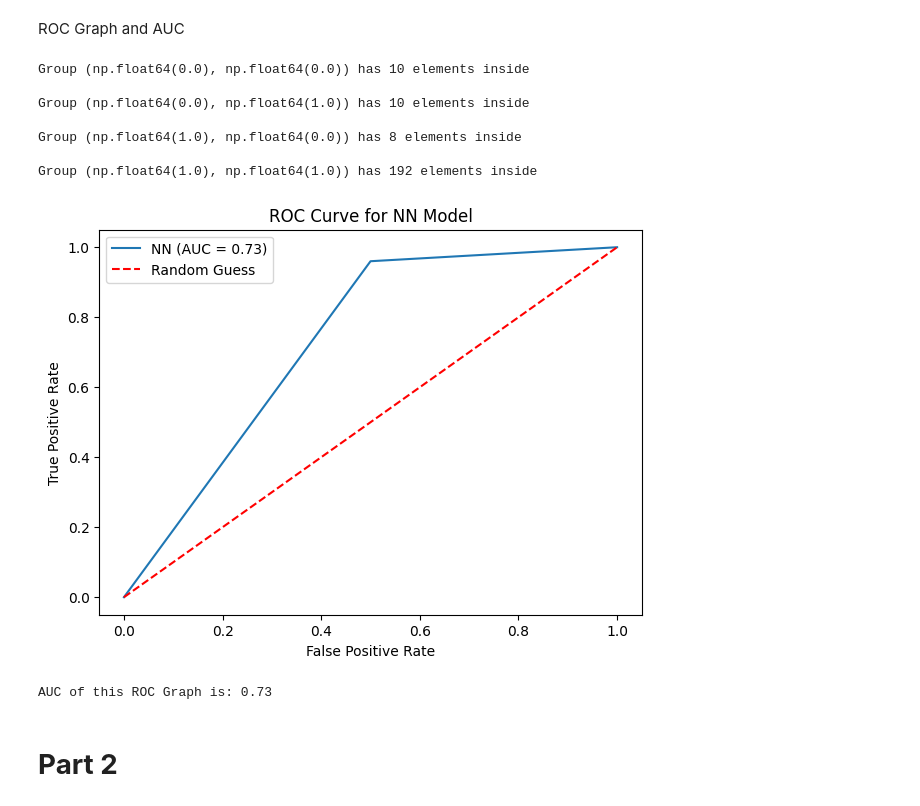
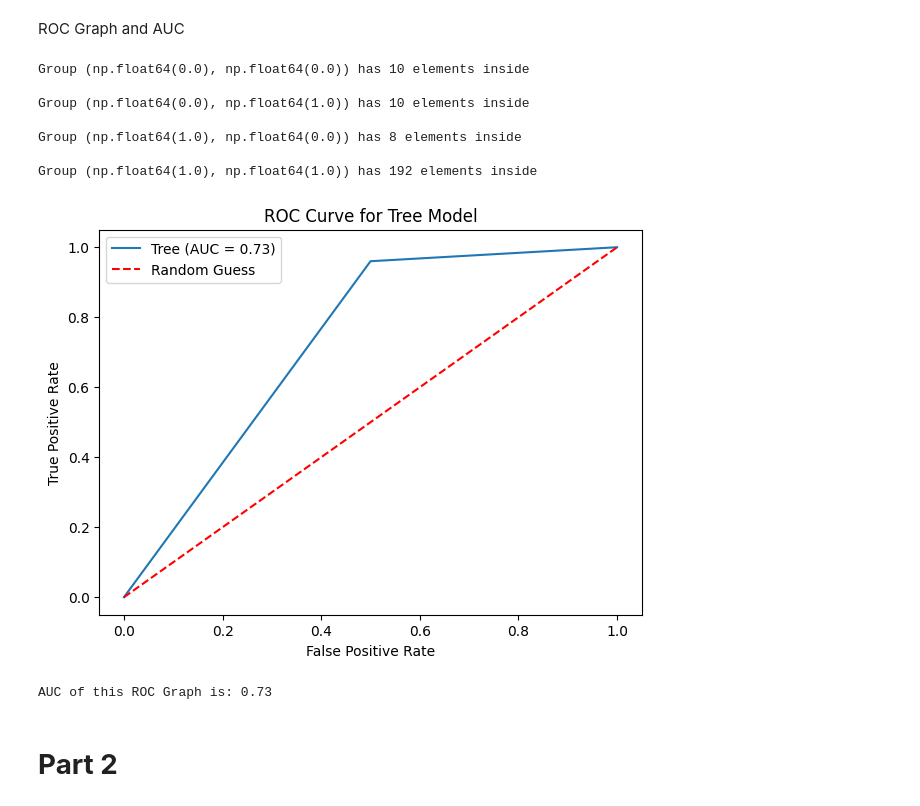
Before and after one commit to TheIcyStar/445-hw5, a Jupyter notebook: HW5-part1.ipynb, the cells around one changed output. Drawn from its saved outputs; the diff is of its cells as text; code cells hidden in the pictures.

```diff
--- a/HW5-part1.ipynb
+++ b/HW5-part1.ipynb
@@ -117,36 +110,36 @@ from sklearn.metrics import roc_curve, auc
 roc_df = pd.DataFrame(
     {'True': y_test, 'NN': y_pred})
 roc_grouped_df = roc_df.groupby(['True', 'NN'])
 
 for name, group in roc_grouped_df:
     print(f"Group {name} has {group.size} elements inside")
     print()
 
 # Graphing ROC curve
 plt_roc.figure(figsize=(7, 5))
 
 fpr, tpr, _ = roc_curve(roc_df['True'], roc_df['NN'])
 roc_auc = auc(fpr, tpr)
-plt_roc.plot(fpr, tpr, label=f'NN (AUC = {roc_auc:.2f})')
+plt_roc.plot(fpr, tpr, label=f'Tree (AUC = {roc_auc:.2f})')
 
 plt_roc.plot([0, 1], [0, 1], 'r--', label='Random Guess')
 
 plt_roc.xlabel('False Positive Rate')
 plt_roc.ylabel('True Positive Rate')
-plt_roc.title('ROC Curve for NN Model')
+plt_roc.title('ROC Curve for Tree Model')
 plt_roc.legend()
 plt_roc.show()
 
 print(f"AUC of this ROC Graph is: {roc_auc}")
 # %% [output]
 Group (np.float64(0.0), np.float64(0.0)) has 10 elements inside
 
 Group (np.float64(0.0), np.float64(1.0)) has 10 elements inside
 
 Group (np.float64(1.0), np.float64(0.0)) has 8 elements inside
 
 Group (np.float64(1.0), np.float64(1.0)) has 192 elements inside
-[figure, old version]
+[figure, new version]
 AUC of this ROC Graph is: 0.73
 # %% [markdown]
 # **Part 2**
```
Also changed, not shown: parts of 3 cells of this notebook.
